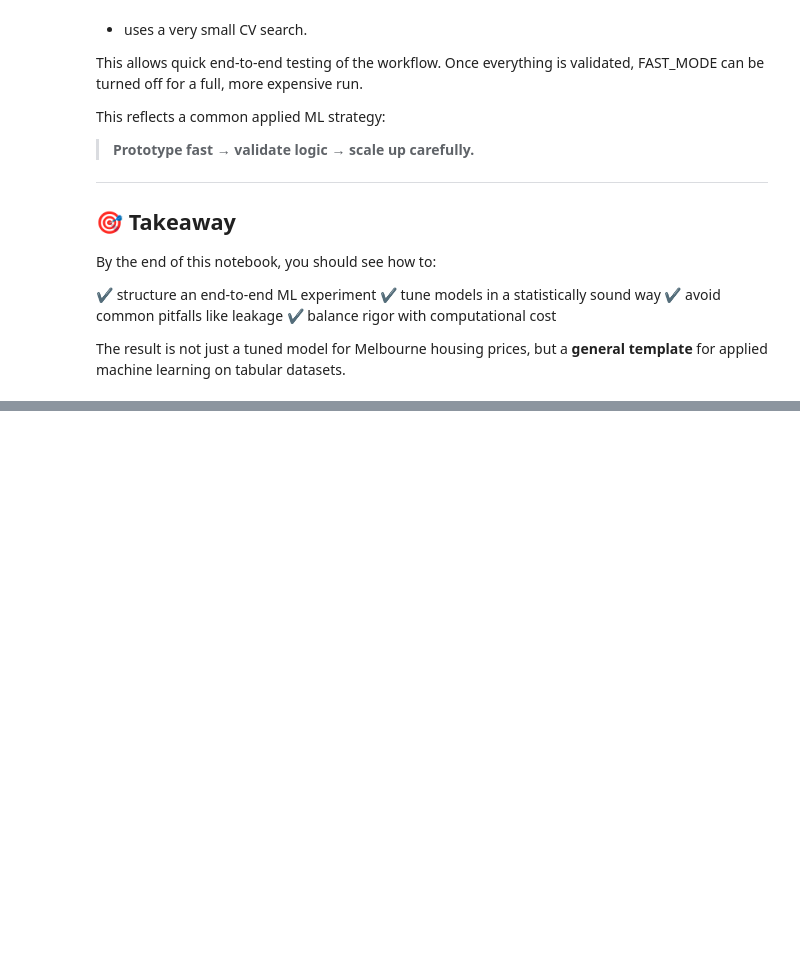
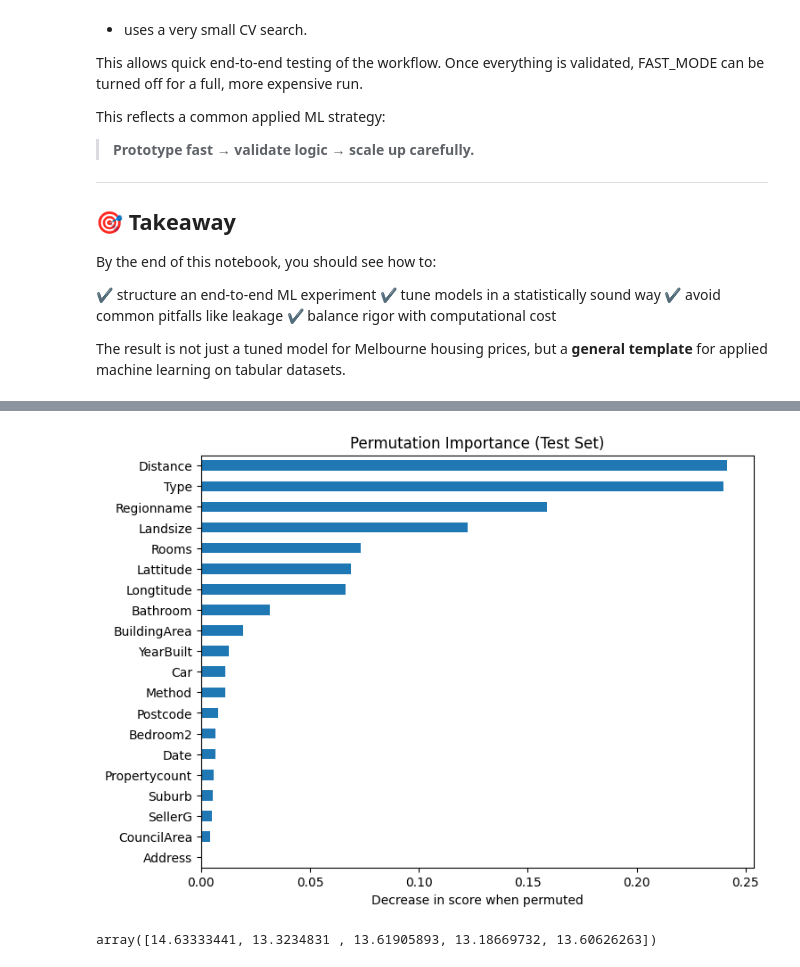
Before and after one commit to brash99/Kaggle, a Jupyter notebook: melb_housing_cross_validation.ipynb, the cells around one changed output, grey strips where cells are left out. Cells and saved outputs as stored; diff of their text form; code cells hidden in the pictures; blank space fills up the shorter version.

```diff
--- a/melb_housing_cross_validation.ipynb
+++ b/melb_housing_cross_validation.ipynb
@@ -368,0 +443,13 @@ plt.show()
+# %%
+# Feature importance using permutation importance
+from sklearn.inspection import permutation_importance
+
+perm = permutation_importance(
+    best_model, X_test, y_test,
+    n_repeats=10,
+    random_state=42,
+    n_jobs=8
+)
+
+imp = pd.Series(perm.importances_mean, index=X_test.columns).sort_values(ascending=False)
+imp.head(20)
@@ -368,0 +474,18 @@ plt.show()
+# %%
+# Plot permutation importance
+plt.figure(figsize=(8,6))
+imp.head(20).sort_values().plot(kind="barh")
+plt.title("Permutation Importance (Test Set)")
+plt.xlabel("Decrease in score when permuted")
+plt.show()
+# %% [output]
+[figure, added]
+# %%
+import joblib
+
+joblib.dump(best_model, "melbourne_housing_model.joblib")
+
+loaded = joblib.load("melbourne_housing_model.joblib")
+loaded.predict(X_test.head())
+# %% [output]
+array([14.63333441, 13.3234831 , 13.61905893, 13.18669732, 13.60626263])
```
Also changed, not shown: parts of 14 cells of this notebook.
